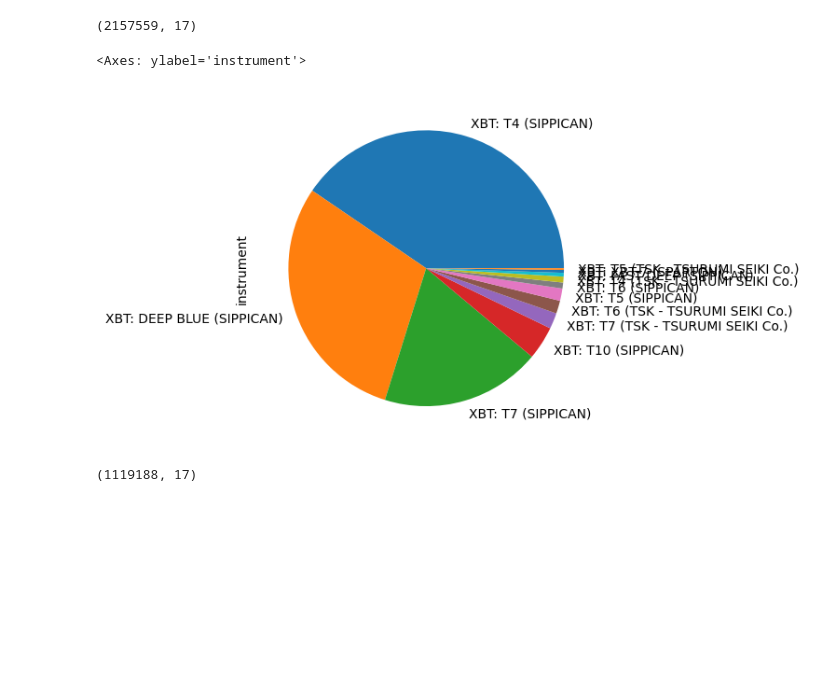
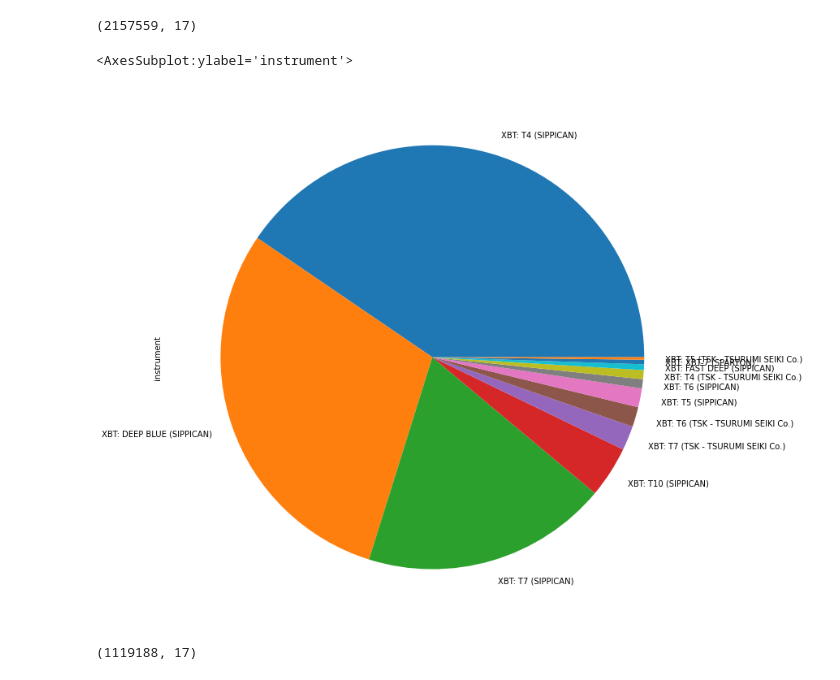
Before and after one commit to informatics-lab/ml_weather_tutorial, a Jupyter notebook: 03_algorithm_selection.ipynb, the cells around one changed output. Cells and saved outputs as stored; diff of their text form; code cells hidden in the pictures; blank space fills up the shorter version.

```diff
--- a/03_algorithm_selection.ipynb
+++ b/03_algorithm_selection.ipynb
@@ -218,10 +235,10 @@ xbt_df = xbt_df[xbt_df[target_feature].isin(list(xbt_df[target_feature].value_co
 xbt_labelled = xbt_df[xbt_df['imeta_applied'] == 0]
 xbt_unlabelled = xbt_df[xbt_df['imeta_applied'] != 0]
 # %%
-xbt_labelled['instrument'].value_counts().plot.pie()
+xbt_labelled['instrument'].value_counts().plot.pie(figsize=(12,12))
 # %% [output]
-<Axes: ylabel='instrument'>
+<AxesSubplot:ylabel='instrument'>
-[figure, old version]
+[figure, new version]
 # %%
 xbt_labelled.shape
 # %% [output]
```
Also changed, not shown: parts of 34 cells of this notebook, 3 other files.
